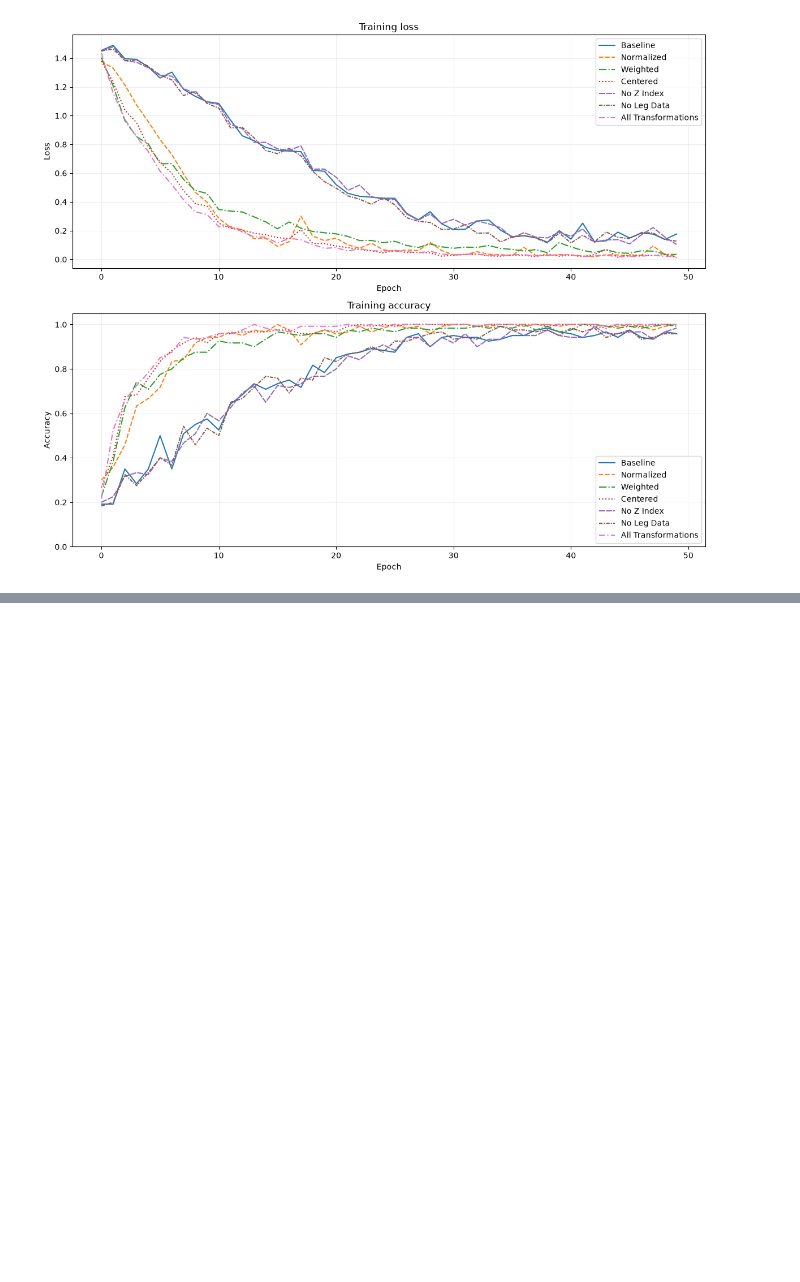
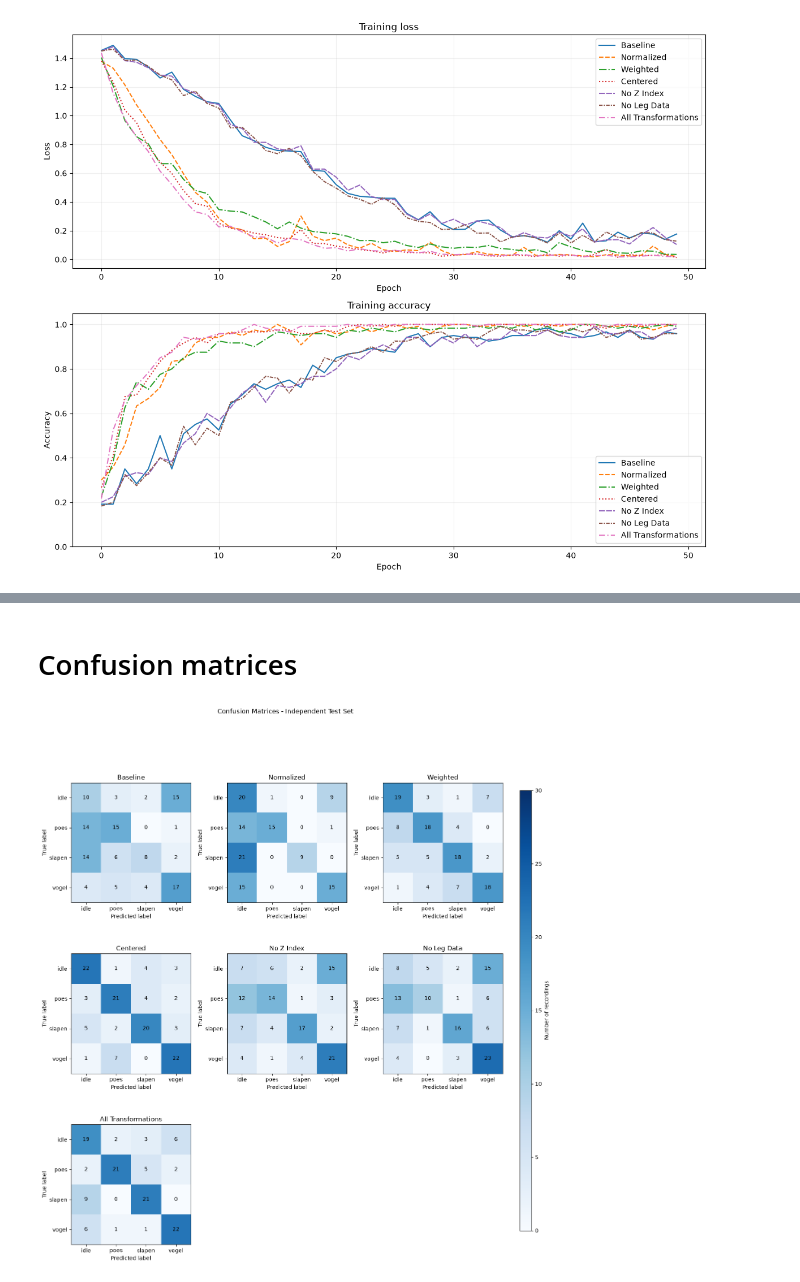
Before and after one commit to YoussraAkdimi/sign-language-alphabet-recognition, a Jupyter notebook: main_files/test_different_transformations_simple_model.ipynb, the cells around one changed output, grey strips where cells are left out. Saved outputs shown, nothing was run; the diff lists cells and outputs as text; code cells hidden in the pictures; blank space fills up the shorter version.

```diff
--- a/main_files/test_different_transformations_simple_model.ipynb
+++ b/main_files/test_different_transformations_simple_model.ipynb
@@ -330,4 +330,53 @@ Test samples: 120
 Accuracy            : Baseline=0.417, All transformations=0.692, Difference=+27.50 pp
 Balanced accuracy   : Baseline=0.417, All transformations=0.692, Difference=+27.50 pp
 Macro F1            : Baseline=0.418, All transformations=0.697, Difference=+27.85 pp
+# %% [markdown]
+# Confusion matrices
+# %%
+model_names = list(results.keys())
+
+# Plot confusion matrices
+n_models = len(model_names)
+n_cols = min(n_models, 3)
+n_rows = int(np.ceil(n_models / n_cols))
+
+fig, axes = plt.subplots(
+    n_rows,
+    n_cols,
+    figsize=(5 * n_cols, 5 * n_rows),
+    squeeze=False
+)
+
+axes = axes.flatten()
+
+for ax, name in zip(
+    axes,
+    model_names
+):
+    cm = results[name]["Confusion matrix"]
+
+    im = ax.imshow(cm, cmap="Blues", vmin=0, vmax=30)
+
+    ax.set_title(name)
+    ax.set_xlabel("Predicted label")
+    ax.set_ylabel("True label")
+    ax.set_xticks(range(len(actions)), actions)
+    ax.set_yticks(range(len(actions)), actions)
+
+    for i in range(len(actions)):
+        for j in range(len(actions)):
+            ax.text(j, i, cm[i, j], ha="center", va="center")
+
+# remove unused axes (otherwise it shows an empty confusion matrix)
+for i in range(n_models, len(axes)):
+    fig.delaxes(axes[i])
+
+fig.subplots_adjust(right=0.88, wspace=0.3)
+cbar_ax = fig.add_axes([0.91, 0.15, 0.02, 0.7])
+fig.colorbar(im, cax=cbar_ax, label="Number of recordings")
+
+fig.suptitle("Confusion Matrices - Independent Test Set")
+plt.show()
+# %% [output]
+[figure, added]
 # %%
```
Also changed, not shown: parts of 3 cells of this notebook.
